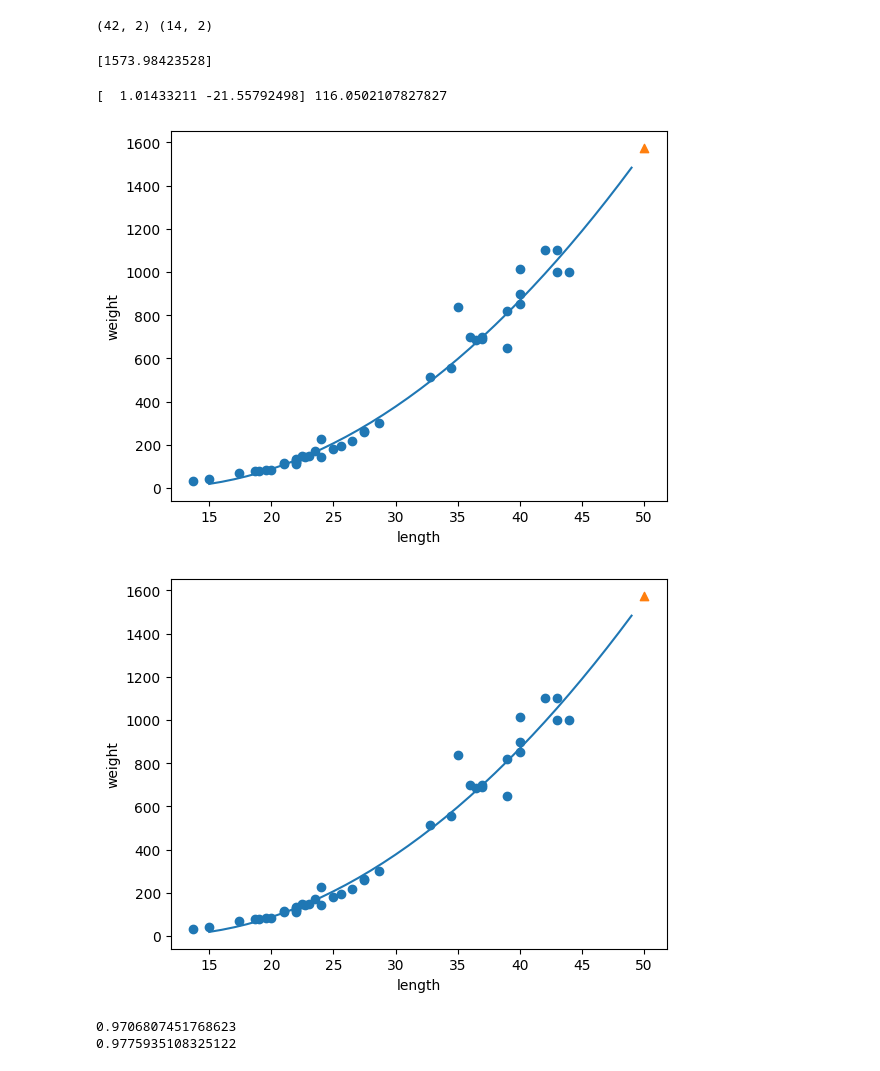
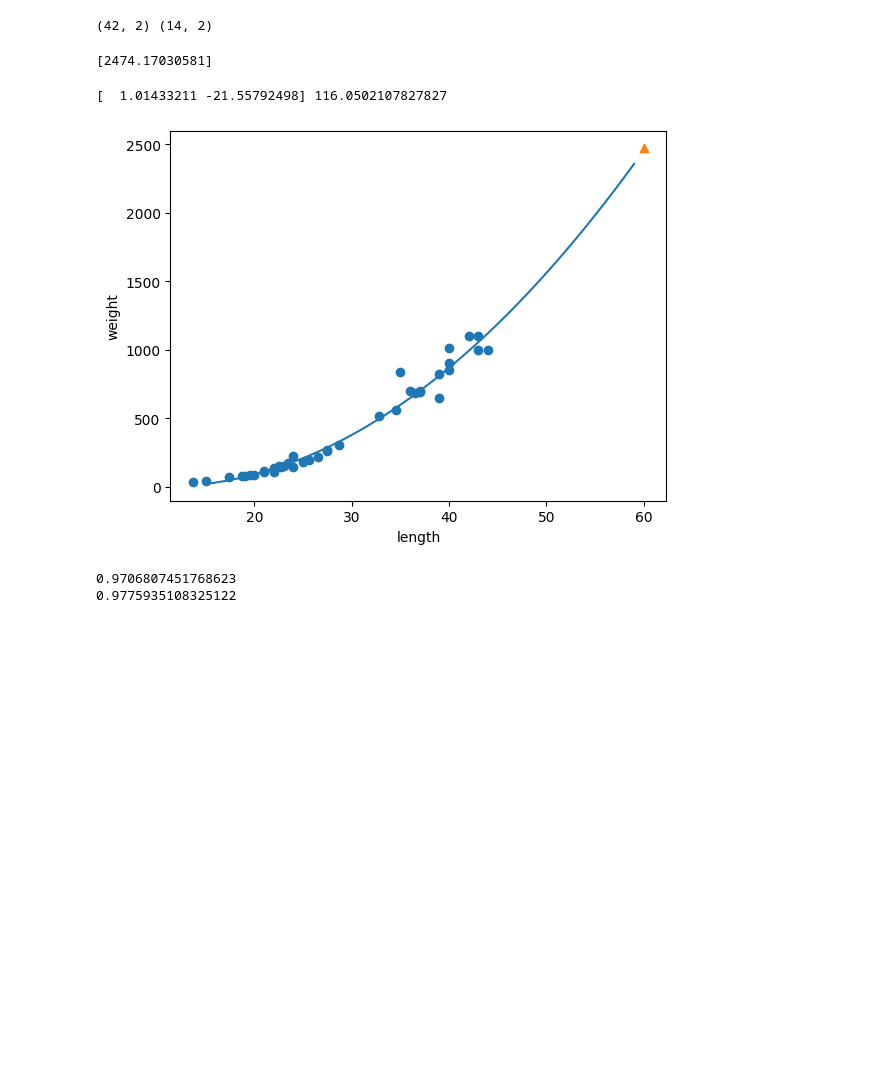
Before and after one commit to jxxngho/HG_MLDL, a Jupyter notebook: 03_2_Linear_Regression.ipynb, the cells around one changed output. Saved outputs shown, nothing was run; the diff lists cells and outputs as text; code cells hidden in the pictures; blank space fills up the shorter version.

```diff
--- a/03_2_Linear_Regression.ipynb
+++ b/03_2_Linear_Regression.ipynb
@@ -142,13 +142,15 @@ test_poly = np.column_stack((test_input**2,test_input))
 print(train_poly.shape,test_poly.shape)
 # %% [output]
 (42, 2) (14, 2)
-# %%
-lr = LinearRegression()
-lr.fit(train_poly,train_target)
-
-print(lr.predict([[50**2,50]]))
-# %% [output]
-[1573.98423528]
+# %%
+# 2차 방정식 그래프를 찾기 위해 훈련 세트에 제곱 항을 추가했지만
+# 타깃값은 그대로 사용!!! 목표하는 값은 어떤 그래프를 훈련하든지 바꿀 필요가 없음
+lr = LinearRegression()
+lr.fit(train_poly,train_target)
+
+print(lr.predict([[60**2,60]]))
+# %% [output]
+[2474.17030581]
 # %%
 # 이 모델이 훈련한 계수와 절편
 print(lr.coef_,lr.intercept_)
@@ -156,23 +158,22 @@ print(lr.coef_,lr.intercept_)
 # %% [output]
 [  1.01433211 -21.55792498] 116.0502107827827
 # %%
-# 구간별 직선을 그리기 위해 15~49까지 정수 배열
-point=np.arange(15,50)
+# 구간별 직선을 그리기 위해 15~59까지 정수 배열
+point=np.arange(15,60)
 
 # 훈련 세트의 산점도
 plt.scatter(train_input,train_target)
 
 # 15~49까지 2차 방정식 그래프
 plt.plot(point,1.01*point**2-21.6*point+116.05)
 
 # 50cm 농어 데이터
-plt.scatter(50,1574,marker='^')
+plt.scatter(60,2474,marker='^')
 plt.xlabel('length')
 plt.ylabel('weight')
-plt.show(0)
+plt.show()
 # %% [output]
-[figure, old version]
+[figure, new version]
-[figure, removed]
 # %%
 # R^2 점수 평가
 print(lr.score(train_poly, train_target))
```
Also changed, not shown: parts of 2 cells of this notebook.
